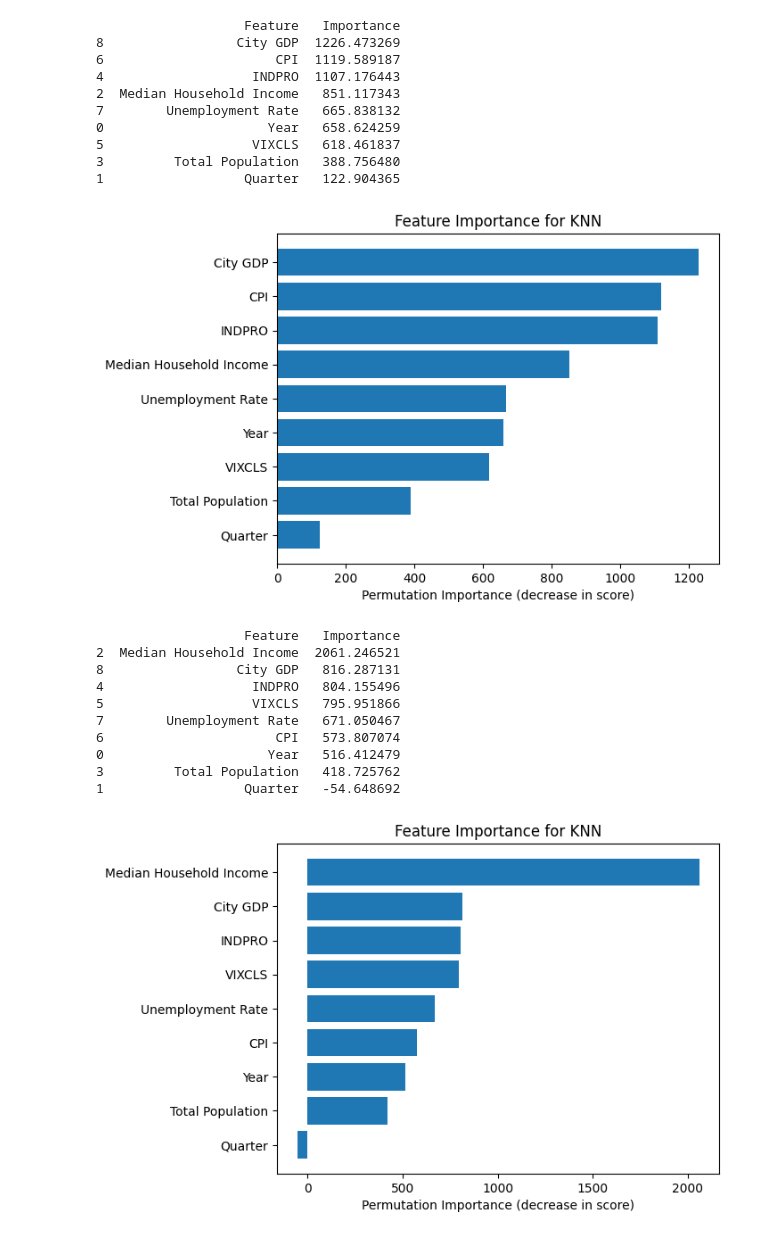
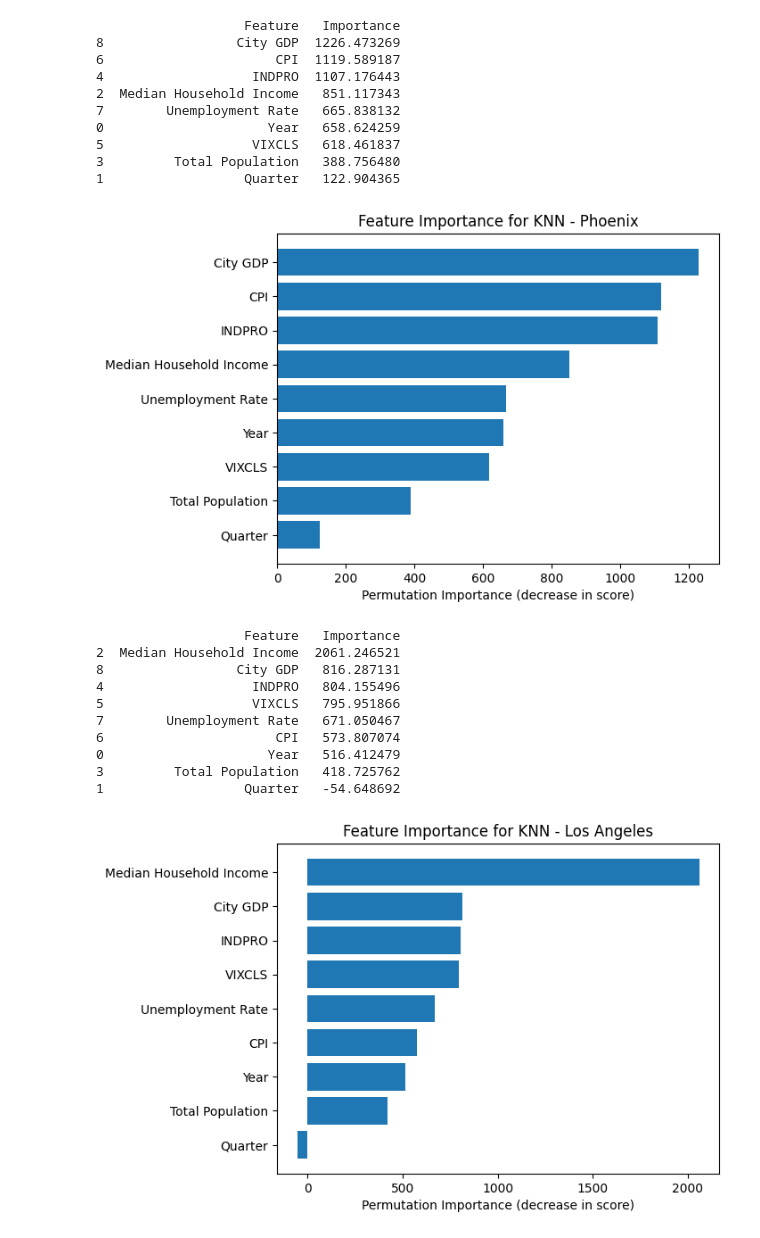
Before and after one commit to katelync12/HomeCast, a Jupyter notebook: katelyn/knn_features.ipynb, the cells around one changed output. Cells and saved outputs as stored; diff of their text form; code cells hidden in the pictures.

Commit message:
Updated graphs to be more descriptive

```diff
--- a/katelyn/knn_features.ipynb
+++ b/katelyn/knn_features.ipynb
@@ -26,7 +26,7 @@ import numpy as np
 from sklearn.model_selection import train_test_split
 from sklearn.preprocessing import StandardScaler
 
-def features(df):
+def features(df, city):
     df = df.copy()
     # Drop non-numeric columns (like City)
     numeric_df = df.select_dtypes(include=[np.number]).dropna()
@@ -65,7 +65,7 @@ def features(df):
 
     plt.barh(importance_df['Feature'], importance_df['Importance'])
     plt.xlabel('Permutation Importance (decrease in score)')
-    plt.title('Feature Importance for KNN')
+    plt.title('Feature Importance for KNN - ' + city)
     plt.gca().invert_yaxis()
     plt.show()
 # %%
@@ -99,5 +99,5 @@ features(ny)
 # %%
-features(phoenix)
+features(phoenix, "Phoenix")
 # %% [output]
                    Feature   Importance
 8                 City GDP  1226.473269
@@ -109,19 +109,19 @@ features(phoenix)
 5                   VIXCLS   618.461837
 3         Total Population   388.756480
 1                  Quarter   122.904365
-[figure, old version]
+[figure, new version]
 # %%
-features(la)
+features(la, "Los Angeles")
 # %% [output]
                    Feature   Importance
 2  Median Household Income  2061.246521
 8                 City GDP   816.287131
 4                   INDPRO   804.155496
 5                   VIXCLS   795.951866
 7        Unemployment Rate   671.050467
 6                      CPI   573.807074
 0                     Year   516.412479
 3         Total Population   418.725762
 1                  Quarter   -54.648692
-[figure, old version]
+[figure, new version]
 # %%
```
Also changed, not shown: parts of 3 cells of this notebook, 3 other files.
